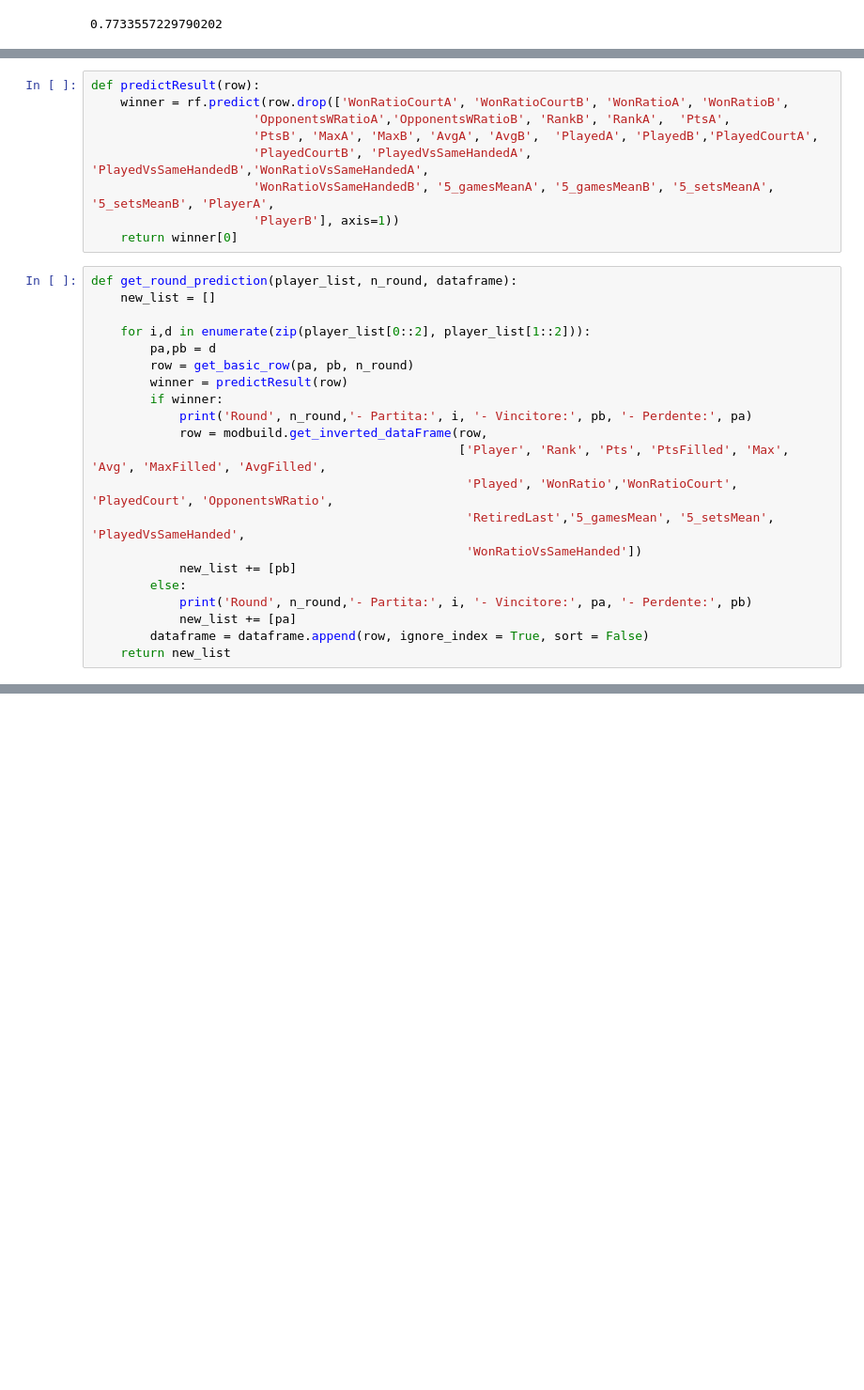
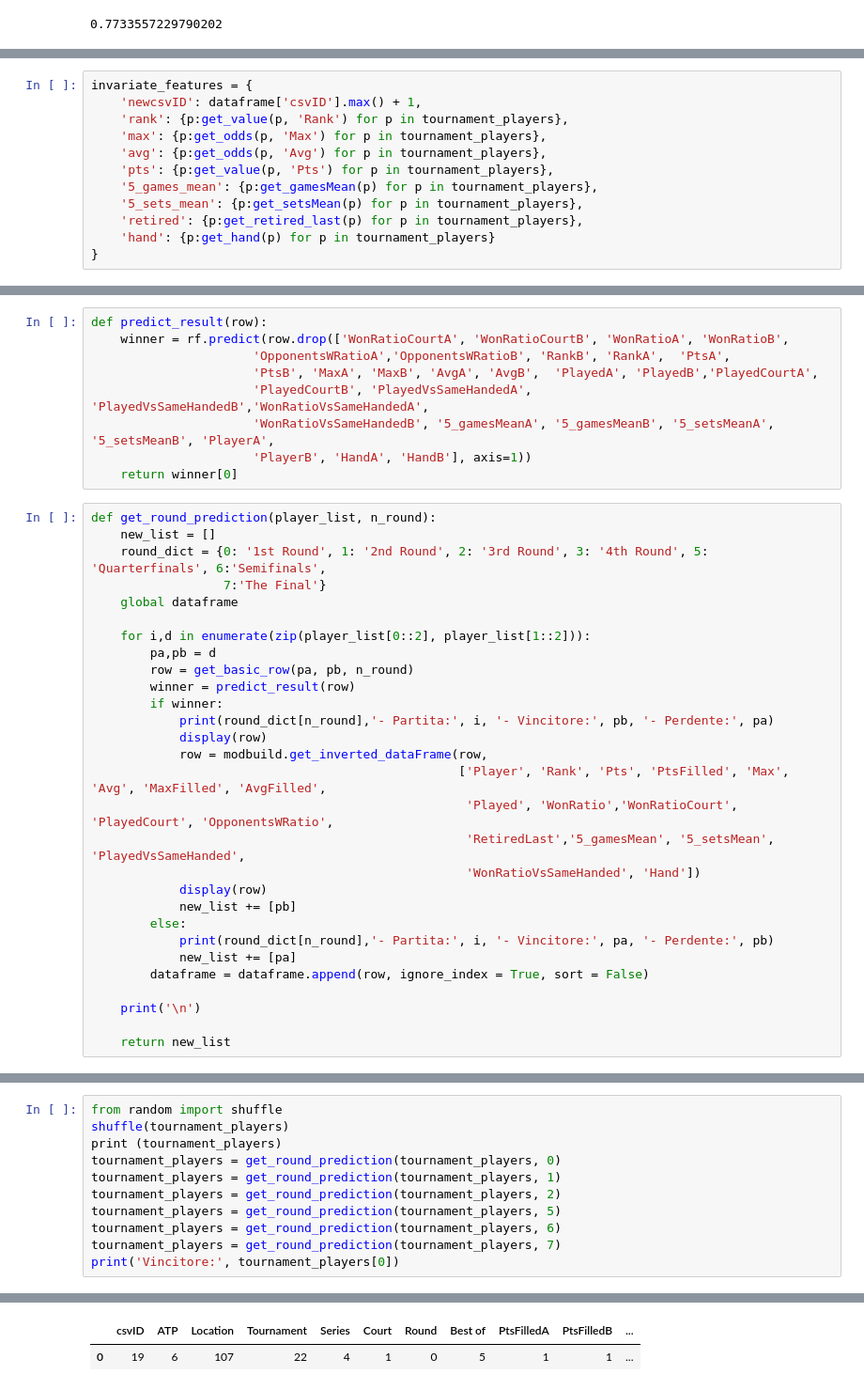
Before and after one commit to RiccardoSpolaor/Predict_Winner_2020_Australian_Open, a Jupyter notebook: Finale/08 Prediction Simulation.ipynb, the cells around one changed output, grey strips where cells are left out. Shown at 94% size. Cells and saved outputs as stored; diff of their text form; blank space fills up the shorter version.

```diff
--- a/Finale/08 Prediction Simulation.ipynb
+++ b/Finale/08 Prediction Simulation.ipynb
@@ -226,3 +225,15 @@ invariate_features = {
+# %%
+invariate_features = {
+    'newcsvID': dataframe['csvID'].max() + 1,
+    'rank': {p:get_value(p, 'Rank') for p in tournament_players},
+    'max': {p:get_odds(p, 'Max') for p in tournament_players},
+    'avg': {p:get_odds(p, 'Avg') for p in tournament_players},
+    'pts': {p:get_value(p, 'Pts') for p in tournament_players},
+    '5_games_mean': {p:get_gamesMean(p) for p in tournament_players},
+    '5_sets_mean': {p:get_setsMean(p) for p in tournament_players},
+    'retired': {p:get_retired_last(p) for p in tournament_players},
+    'hand': {p:get_hand(p) for p in tournament_players}
+}
 # %%
 def get_basic_row(pa,pb,n_round):
     df = pd.DataFrame(data = {
@@ -320,32 +331,40 @@ def get_basic_row(pa,pb,n_round):
         lambda x: int(x['5_setsMeanA'] > x['5_setsMeanB']), axis=1)
     return df
 # %%
-def predictResult(row):
+def predict_result(row):
     winner = rf.predict(row.drop(['WonRatioCourtA', 'WonRatioCourtB', 'WonRatioA', 'WonRatioB',
                       'OpponentsWRatioA','OpponentsWRatioB', 'RankB', 'RankA',  'PtsA',
                       'PtsB', 'MaxA', 'MaxB', 'AvgA', 'AvgB',  'PlayedA', 'PlayedB','PlayedCourtA',
                       'PlayedCourtB', 'PlayedVsSameHandedA', 'PlayedVsSameHandedB','WonRatioVsSameHandedA',
                       'WonRatioVsSameHandedB', '5_gamesMeanA', '5_gamesMeanB', '5_setsMeanA', '5_setsMeanB', 'PlayerA',
-                      'PlayerB'], axis=1))
+                      'PlayerB', 'HandA', 'HandB'], axis=1))
     return winner[0]
 # %%
-def get_round_prediction(player_list, n_round, dataframe):
+def get_round_prediction(player_list, n_round):
     new_list = []
+    round_dict = {0: '1st Round', 1: '2nd Round', 2: '3rd Round', 3: '4th Round', 5: 'Quarterfinals', 6:'Semifinals',
+                  7:'The Final'}
+    global dataframe
 
     for i,d in enumerate(zip(player_list[0::2], player_list[1::2])):
         pa,pb = d
         row = get_basic_row(pa, pb, n_round)
-        winner = predictResult(row)
+        winner = predict_result(row)
         if winner:
-            print('Round', n_round,'- Partita:', i, '- Vincitore:', pb, '- Perdente:', pa)
+            print(round_dict[n_round],'- Partita:', i, '- Vincitore:', pb, '- Perdente:', pa)
+            display(row)
             row = modbuild.get_inverted_dataFrame(row,
                                                   ['Player', 'Rank', 'Pts', 'PtsFilled', 'Max', 'Avg', 'MaxFilled', 'AvgFilled',
                                                    'Played', 'WonRatio','WonRatioCourt', 'PlayedCourt', 'OpponentsWRatio',
                                                    'RetiredLast','5_gamesMean', '5_setsMean',  'PlayedVsSameHanded',
-                                                   'WonRatioVsSameHanded'])
+                                                   'WonRatioVsSameHanded', 'Hand'])
+            display(row)
             new_list += [pb]
         else:
-            print('Round', n_round,'- Partita:', i, '- Vincitore:', pa, '- Perdente:', pb)
+            print(round_dict[n_round],'- Partita:', i, '- Vincitore:', pa, '- Perdente:', pb)
             new_list += [pa]
         dataframe = dataframe.append(row, ignore_index = True, sort = False)
+
+    print('\n')
+
     return new_list
@@ -390,0 +371,12 @@ Round 0 - Partita: 31 - Vincitore:RUSEDSKI G.
+# %%
+from random import shuffle
+shuffle(tournament_players)
+print (tournament_players)
+tournament_players = get_round_prediction(tournament_players, 0)
+tournament_players = get_round_prediction(tournament_players, 1)
+tournament_players = get_round_prediction(tournament_players, 2)
+tournament_players = get_round_prediction(tournament_players, 5)
+tournament_players = get_round_prediction(tournament_players, 6)
+tournament_players = get_round_prediction(tournament_players, 7)
+print('Vincitore:', tournament_players[0])
+# %% [output]
@@ -390,0 +400,2 @@ Round 0 - Partita: 31 - Vincitore:RUSEDSKI G.
+|  | csvID | ATP | Location | Tournament | Series | Court | Round | Best of | PtsFilledA | PtsFilledB | ... |
+| 0 | 19 | 6 | 107 | 22 | 4 | 1 | 0 | 5 | 1 | 1 | ... |
```
Also changed, not shown: parts of 8 cells of this notebook, 1 other file.
